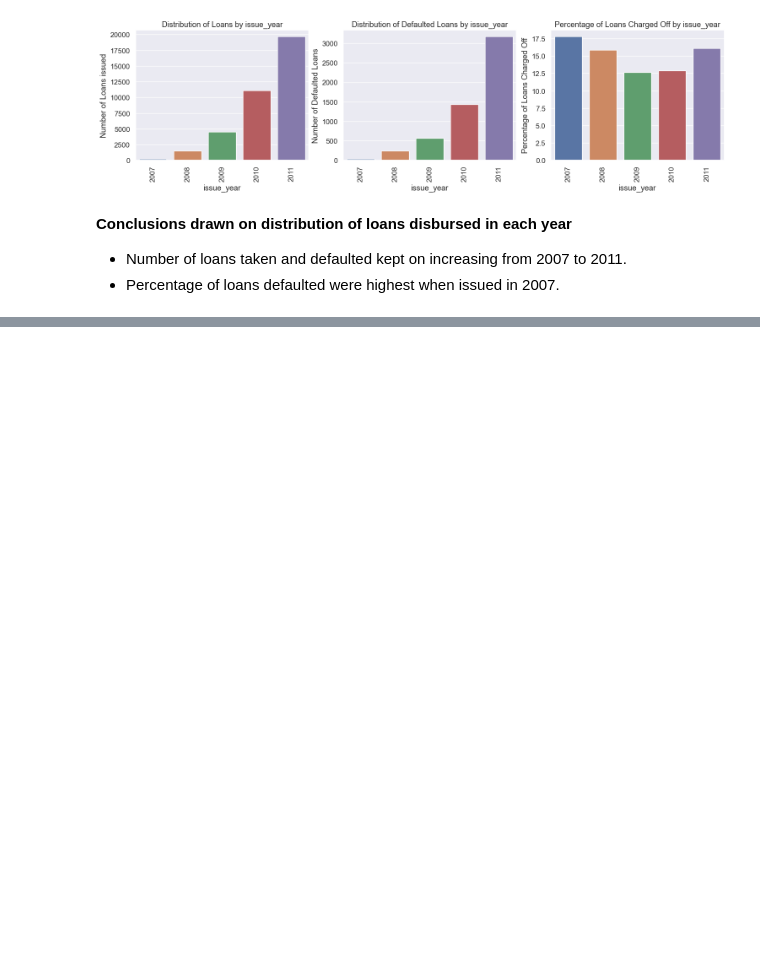
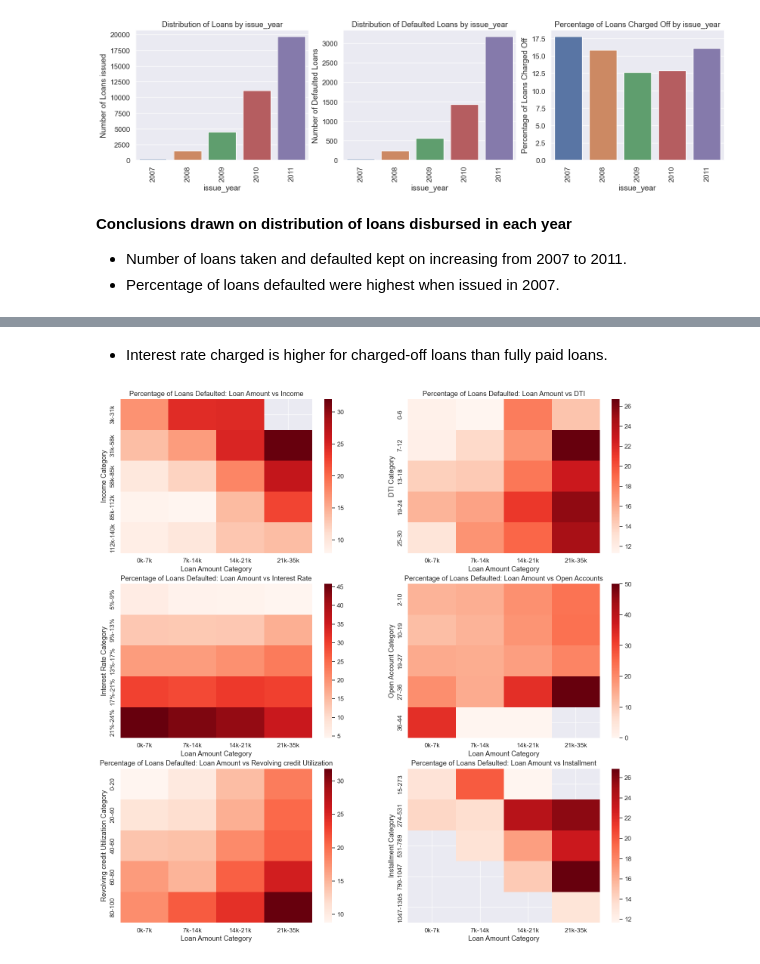
Before and after one commit to karthikgadepalli/LendingClubCaseStudy, a Jupyter notebook: LendingClubCaseStudyAnalysis.ipynb, the cells around one changed output, grey strips where cells are left out. Cells and saved outputs as stored; diff of their text form; code cells hidden in the pictures; blank space fills up the shorter version.

```diff
--- a/LendingClubCaseStudyAnalysis.ipynb
+++ b/LendingClubCaseStudyAnalysis.ipynb
@@ -1500,0 +1483,63 @@ Index(['id', 'loan_amnt', 'funded_amnt', 'funded_amnt_inv', 'term', 'int_rate',
+# %% [markdown]
+ - Interest rate charged is higher for charged-off loans than fully paid loans.
+# %%
+# Plot the heatmap
+plt.figure(figsize=(18, 18))
+
+plt.subplot(3,2,1)
+# Create a pivot table to calculate the percentage of defaults in annual_inc_groups, loan_amnt_groups
+pivot_table = loandfNew.pivot_table(index='annual_inc_groups', columns='loan_amnt_groups',
+                            values='loan_status', aggfunc=lambda x: (x == 'Charged Off').mean() * 100)
+sns.heatmap(pivot_table, fmt=".1f", cmap="Reds")
+plt.title('Percentage of Loans Defaulted: Loan Amount vs Income')
+plt.xlabel('Loan Amount Category')
+plt.ylabel('Income Category')
+
+plt.subplot(3,2,2)
+# Create a pivot table to calculate the percentage of defaults in dti_groups, loan_amnt_groups
+pivot_table = loandfNew.pivot_table(index='dti_group', columns='loan_amnt_groups',
+                            values='loan_status', aggfunc=lambda x: (x == 'Charged Off').mean() * 100)
+sns.heatmap(pivot_table, fmt=".1f", cmap="Reds")
+plt.title('Percentage of Loans Defaulted: Loan Amount vs DTI')
+plt.xlabel('Loan Amount Category')
+plt.ylabel('DTI Category')
+
+plt.subplot(3,2,3)
+# Create a pivot table to calculate the percentage of defaults in int_rate_groups, loan_amnt_groups
+pivot_table = loandfNew.pivot_table(index='int_rate_groups', columns='loan_amnt_groups',
+                            values='loan_status', aggfunc=lambda x: (x == 'Charged Off').mean() * 100)
+sns.heatmap(pivot_table, fmt=".1f", cmap="Reds")
+plt.title('Percentage of Loans Defaulted: Loan Amount vs Interest Rate')
+plt.xlabel('Loan Amount Category')
+plt.ylabel('Interest Rate Category')
+
+plt.subplot(3,2,4)
+# Create a pivot table to calculate the percentage of defaults in open_acc_groups, loan_amnt_groups
+pivot_table = loandfNew.pivot_table(index='open_acc_groups', columns='loan_amnt_groups',
+                            values='loan_status', aggfunc=lambda x: (x == 'Charged Off').mean() * 100)
+sns.heatmap(pivot_table, fmt=".1f", cmap="Reds")
+plt.title('Percentage of Loans Defaulted: Loan Amount vs Open Accounts')
+plt.xlabel('Loan Amount Category')
+plt.ylabel('Open Account Category')
+
+plt.subplot(3,2,5)
+# Create a pivot table to calculate the percentage of defaults in revol_util_groups, loan_amnt_groups
+pivot_table = loandfNew.pivot_table(index='revol_util_groups', columns='loan_amnt_groups',
+                            values='loan_status', aggfunc=lambda x: (x == 'Charged Off').mean() * 100)
+sns.heatmap(pivot_table, fmt=".1f", cmap="Reds")
+plt.title('Percentage of Loans Defaulted: Loan Amount vs Revolving credit Utilization')
+plt.xlabel('Loan Amount Category')
+plt.ylabel('Revolving credit Utilization Category')
+
+plt.subplot(3,2,6)
+# Create a pivot table to calculate the percentage of defaults in installment_groups, loan_amnt_groups
+pivot_table = loandfNew.pivot_table(index='installment_groups', columns='loan_amnt_groups',
+                            values='loan_status', aggfunc=lambda x: (x == 'Charged Off').mean() * 100)
+sns.heatmap(pivot_table, fmt=".1f", cmap="Reds")
+plt.title('Percentage of Loans Defaulted: Loan Amount vs Installment')
+plt.xlabel('Loan Amount Category')
+plt.ylabel('Installment Category')
+
+plt.show()
+# %% [output]
+[figure, added]
```
Also changed, not shown: parts of 25 cells of this notebook.
